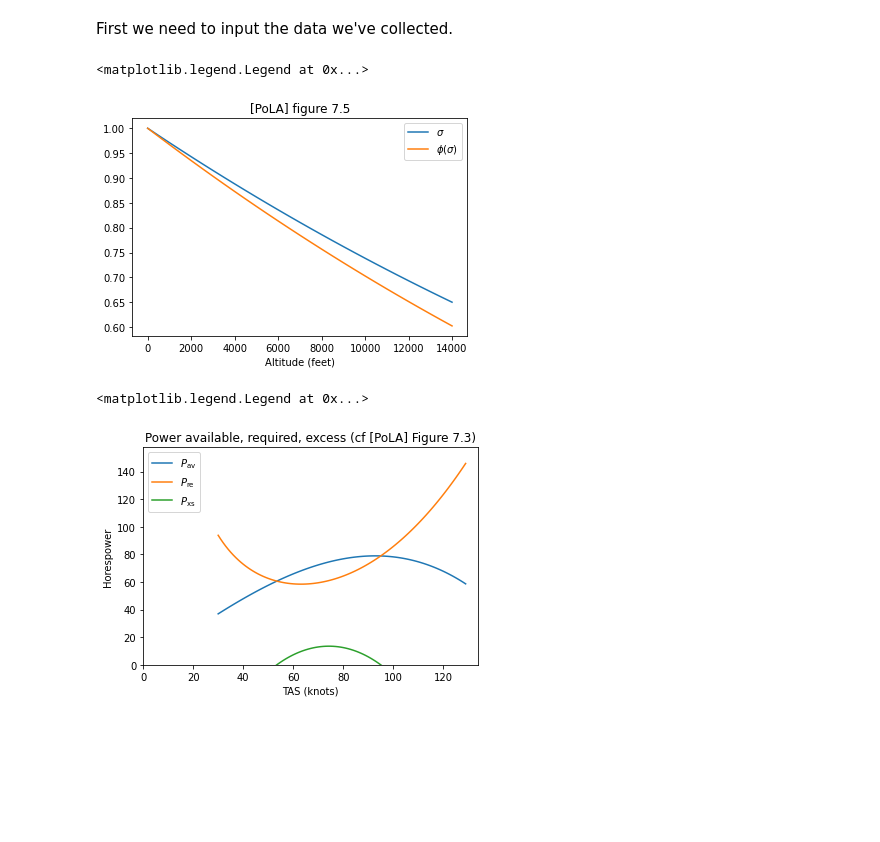
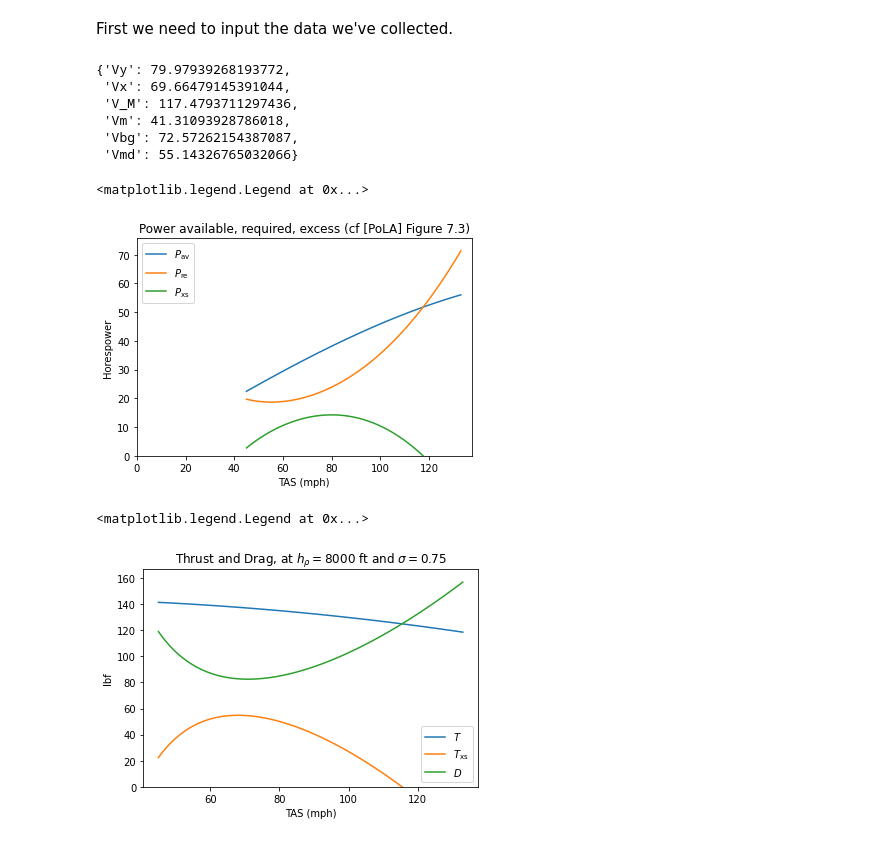
Before and after one commit to fugalh/lowry, a Jupyter notebook: py/Lowry.ipynb, the cells around one changed output. Drawn from its saved outputs; the diff is of its cells as text; code cells hidden in the pictures; blank space fills up the shorter version.

```diff
--- a/py/Lowry.ipynb
+++ b/py/Lowry.ipynb
@@ -93,29 +77,41 @@ W0 = plate['W0']
-# %%
-# just a sanity check (maybe I'll remove this later)
-fig, ax = plt.subplots()
-ax.plot(hs, [lowry.relativeDensity(Q_(h, 'ft')) for h in hs], label='$\sigma$')
-ax.plot(hs, [lowry.dropoffFactor(Q_(h, 'ft')) for h in hs], label='$\phi(\sigma)$')
-ax.set_title('[PoLA] figure 7.5')
-ax.set_xlabel('Altitude (feet)')
-ax.legend()
-# %% [output]
-<matplotlib.legend.Legend at 0x...>
-[figure, removed]
 # %%
-perf = [lowry.performance(plate, plate['W0'], Q_(8000, 'ft'), Q_(V, V_unit)) for V in vs]
+perfMSL = [lowry.performance(plate, plate['W0'], Q_(0, 'ft'), V) for V in vs]
+perf8000 = [lowry.performance(plate, 0.75*plate['W0'], Q_(8000, 'ft'), V) for V in vs]
 
-fig, ax = plt.subplots()
-ax.plot(vs, [x['Pav'].m_as('horsepower') for x in perf], label='$P_\mathrm{av}$')
-ax.plot(vs, [x['Pre'].m_as('horsepower') for x in perf], label='$P_\mathrm{re}$')
-ax.plot(vs, [x['Pxs'].m_as('horsepower') for x in perf], label='$P_\mathrm{xs}$')
-ax.set_ylim(bottom=0)
-ax.set_xlim(left=0)
-ax.set_title('Power available, required, excess (cf [PoLA] Figure 7.3)')
-ax.set_ylabel('Horespower')
-ax.set_xlabel(f"TAS ({V_unit})")
-ax.legend()
-
-# TODO tangents and labeled points
+{k: perfMSL[0][k].m_as(V_unit) for k in ('Vy', 'Vx', 'V_M', 'Vm', 'Vbg', 'Vmd')}
 # %% [output]
-<matplotlib.legend.Legend at 0x...>
+{'Vy': 79.97939268193772,
+ 'Vx': 69.66479145391044,
+ 'V_M': 117.4793711297436,
+ 'Vm': 41.31093928786018,
+ 'Vbg': 72.57262154387087,
+ 'Vmd': 55.14326765032066}
-[figure, removed]
+# %%
+fig, ax = plt.subplots()
+ax.plot([V.m_as(V_unit) for V in vs], [x['Pav'].m_as('horsepower') for x in perfMSL], label='$P_\mathrm{av}$')
+ax.plot([V.m_as(V_unit) for V in vs], [x['Pre'].m_as('horsepower') for x in perfMSL], label='$P_\mathrm{re}$')
+ax.plot([V.m_as(V_unit) for V in vs], [x['Pxs'].m_as('horsepower') for x in perfMSL], label='$P_\mathrm{xs}$')
+ax.set_ylim(bottom=0)
+ax.set_xlim(left=0)
+ax.set_title('Power available, required, excess (cf [PoLA] Figure 7.3)')
+ax.set_ylabel('Horespower')
+ax.set_xlabel(f"TAS ({V_unit})")
+ax.legend()
+
+# TODO tangents and labeled points
+# %% [output]
+<matplotlib.legend.Legend at 0x...>
+[figure, added]
+# %%
+fig, ax = plt.subplots()
+ax.plot([V.m_as(V_unit) for V in vs], [x['T'].m_as('lbf') for x in perf8000], label='$T$')
+ax.plot([V.m_as(V_unit) for V in vs], [x['Txs'].m_as('lbf') for x in perf8000], label='$T_\mathrm{xs}$')
+ax.plot([V.m_as(V_unit) for V in vs], [x['D'].m_as('lbf') for x in perf8000], label='$D$')
+ax.set_ylim(bottom=0)
+ax.set_title('Thrust and Drag, at $h_\\rho=8000$ ft and $\sigma=0.75$')
+ax.set_ylabel('lbf')
+ax.set_xlabel(f"TAS ({V_unit})")
+ax.legend()
+# %% [output]
+<matplotlib.legend.Legend at 0x...>
+[figure, added]
```
Also changed, not shown: parts of 8 cells of this notebook, 2 other files.
